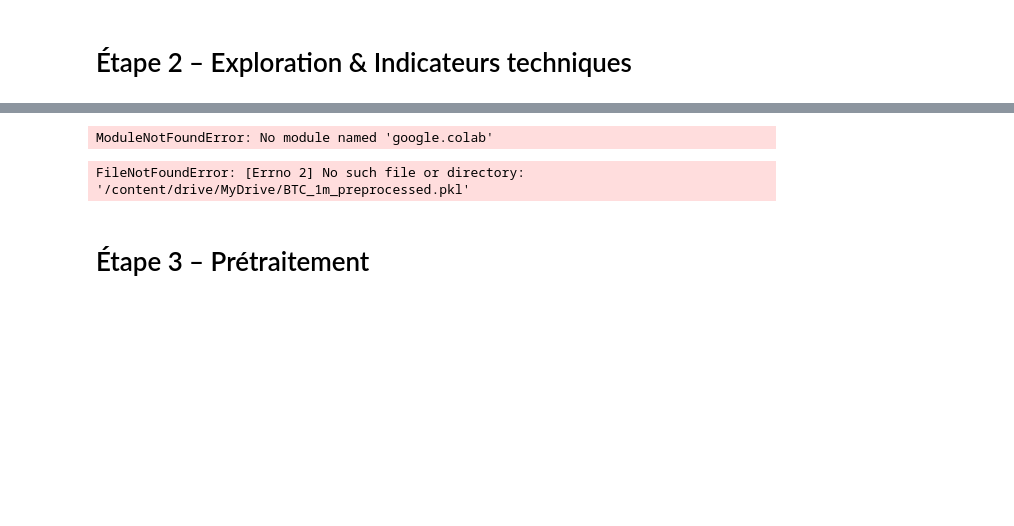
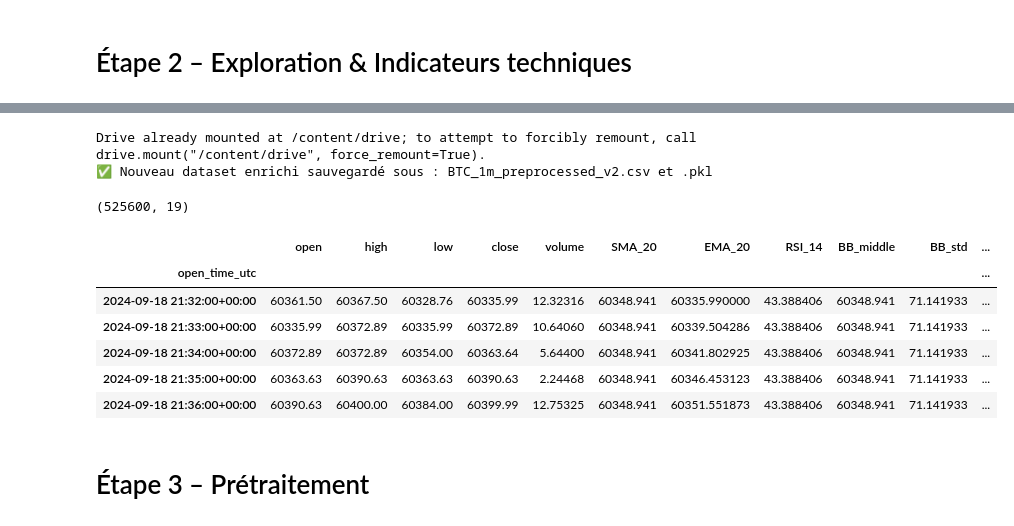
Before and after one commit to BaltiAhmed/TradingBot-LSTM, a Jupyter notebook: LSTM_Scalping.ipynb, the cells around one changed output, grey strips where cells are left out. Saved outputs shown, nothing was run; the diff lists cells and outputs as text; code cells hidden in the pictures; blank space fills up the shorter version.

```diff
--- a/LSTM_Scalping.ipynb
+++ b/LSTM_Scalping.ipynb
@@ -232,23 +239,32 @@ plt.show()
 # %%
+
 from google.colab import drive
 drive.mount('/content/drive')
 
-# Sauvegarde en CSV
-df.to_csv("/content/drive/MyDrive/BTC_1m_preprocessed.csv")
+# 🆕 Sauvegarde en CSV (version enrichie)
+df.to_csv("/content/drive/MyDrive/BTC_1m_preprocessed_v2.csv", index=False)
 
-# Sauvegarde en Pickle (plus rapide à recharger)
-df.to_pickle("/content/drive/MyDrive/BTC_1m_preprocessed.pkl")
+# 🆕 Sauvegarde en Pickle (plus rapide à recharger)
+df.to_pickle("/content/drive/MyDrive/BTC_1m_preprocessed_v2.pkl")
 
-print("✅ Dataset sauvegardé dans Google Drive !")
+print("✅ Nouveau dataset enrichi sauvegardé sous : BTC_1m_preprocessed_v2.csv et .pkl")
 # %% [output]
-ModuleNotFoundError: No module named 'google.colab'
+Drive already mounted at /content/drive; to attempt to forcibly remount, call drive.mount("/content/drive", force_remount=True).
+✅ Nouveau dataset enrichi sauvegardé sous : BTC_1m_preprocessed_v2.csv et .pkl
 # %%
 import pandas as pd
-df = pd.read_pickle("/content/drive/MyDrive/BTC_1m_preprocessed.pkl")
+df = pd.read_pickle("/content/drive/MyDrive/BTC_1m_preprocessed_v2.pkl")
 print(df.shape)
 df.head()
 # %% [output]
-FileNotFoundError: [Errno 2] No such file or directory: '/content/drive/MyDrive/BTC_1m_preprocessed.pkl'
+(525600, 19)
+|  | open | high | low | close | volume | SMA_20 | EMA_20 | RSI_14 | BB_middle | BB_std | ... |
+| open_time_utc |  |  |  |  |  |  |  |  |  |  | ... |
+| 2024-09-18 21:32:00+00:00 | 60361.50 | 60367.50 | 60328.76 | 60335.99 | 12.32316 | 60348.941 | 60335.990000 | 43.388406 | 60348.941 | 71.141933 | ... |
+| 2024-09-18 21:33:00+00:00 | 60335.99 | 60372.89 | 60335.99 | 60372.89 | 10.64060 | 60348.941 | 60339.504286 | 43.388406 | 60348.941 | 71.141933 | ... |
+| 2024-09-18 21:34:00+00:00 | 60372.89 | 60372.89 | 60354.00 | 60363.64 | 5.64400 | 60348.941 | 60341.802925 | 43.388406 | 60348.941 | 71.141933 | ... |
+| 2024-09-18 21:35:00+00:00 | 60363.63 | 60390.63 | 60363.63 | 60390.63 | 2.24468 | 60348.941 | 60346.453123 | 43.388406 | 60348.941 | 71.141933 | ... |
+| 2024-09-18 21:36:00+00:00 | 60390.63 | 60400.00 | 60384.00 | 60399.99 | 12.75325 | 60348.941 | 60351.551873 | 43.388406 | 60348.941 | 71.141933 | ... |
 # %% [markdown]
 # Étape 3 – Prétraitement
 # %%
```
Also changed, not shown: parts of 19 cells of this notebook.
